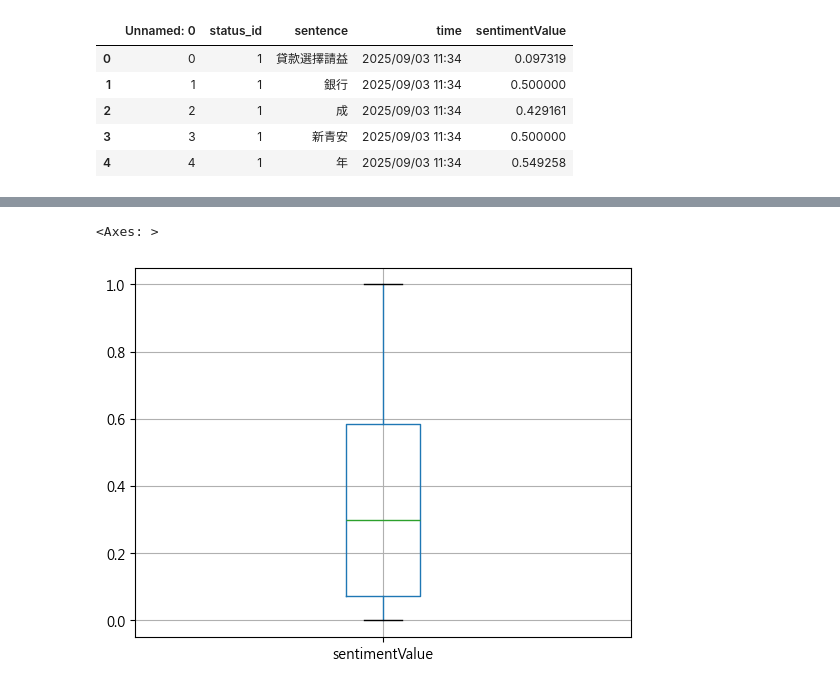
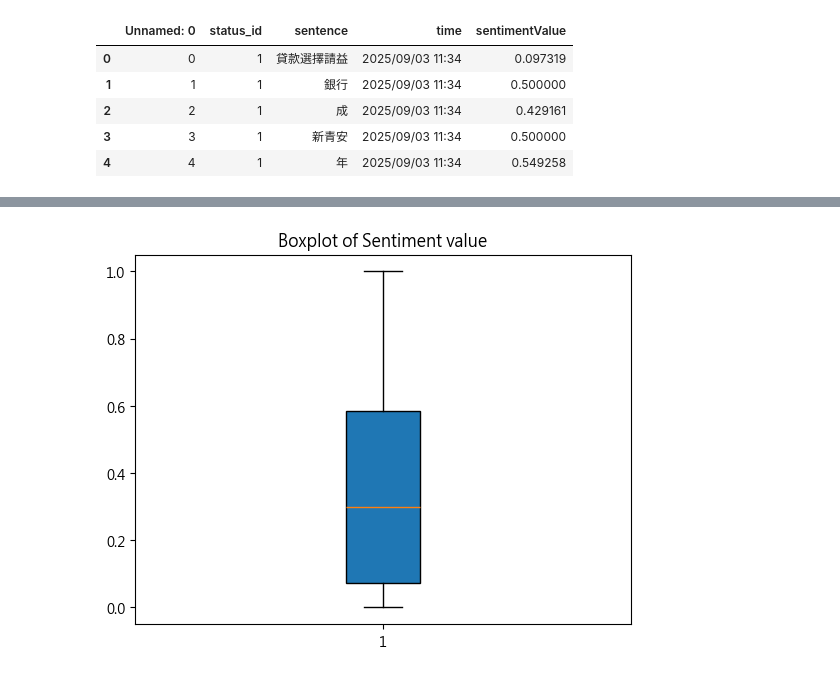
Before and after one commit to hsuan1120/Loan, a Jupyter notebook: loans.ipynb, the cells around one changed output, grey strips where cells are left out. Cells and saved outputs as stored; diff of their text form; code cells hidden in the pictures.

```diff
--- a/loans.ipynb
+++ b/loans.ipynb
@@ -1236,0 +1218,2 @@ Name: sentimentValue, dtype: float64
+# %%
+sentiment_date = pd.read_csv('./raw_data/sentiment_date.csv').drop(columns=['Unnamed: 0.1','Unnamed: 0'])
@@ -1237,6 +1232,7 @@ Name: sentimentValue, dtype: float64
 # %%
-sentiment_boxplot = sentiment_date.boxplot(column=['sentimentValue'], showfliers=False)
-sentiment_boxplot
+boxplot = plt.boxplot(sentiment_date['sentimentValue'], patch_artist=True)
+
+plt.title('Boxplot of Sentiment value')
+plt.show()
 # %% [output]
-<Axes: >
-[figure, old version]
+[figure, new version]
```
Also changed, not shown: parts of 14 cells of this notebook.
